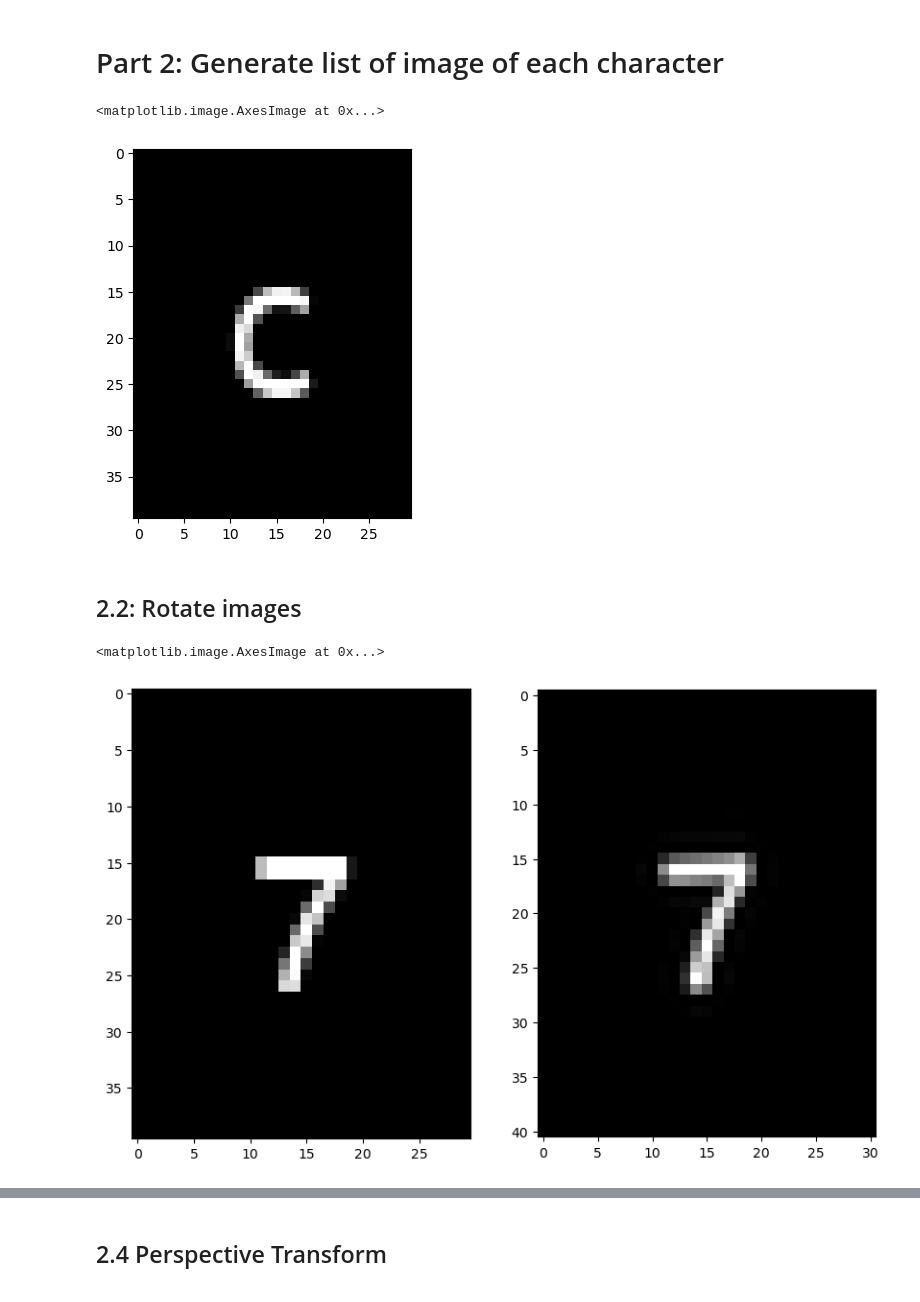
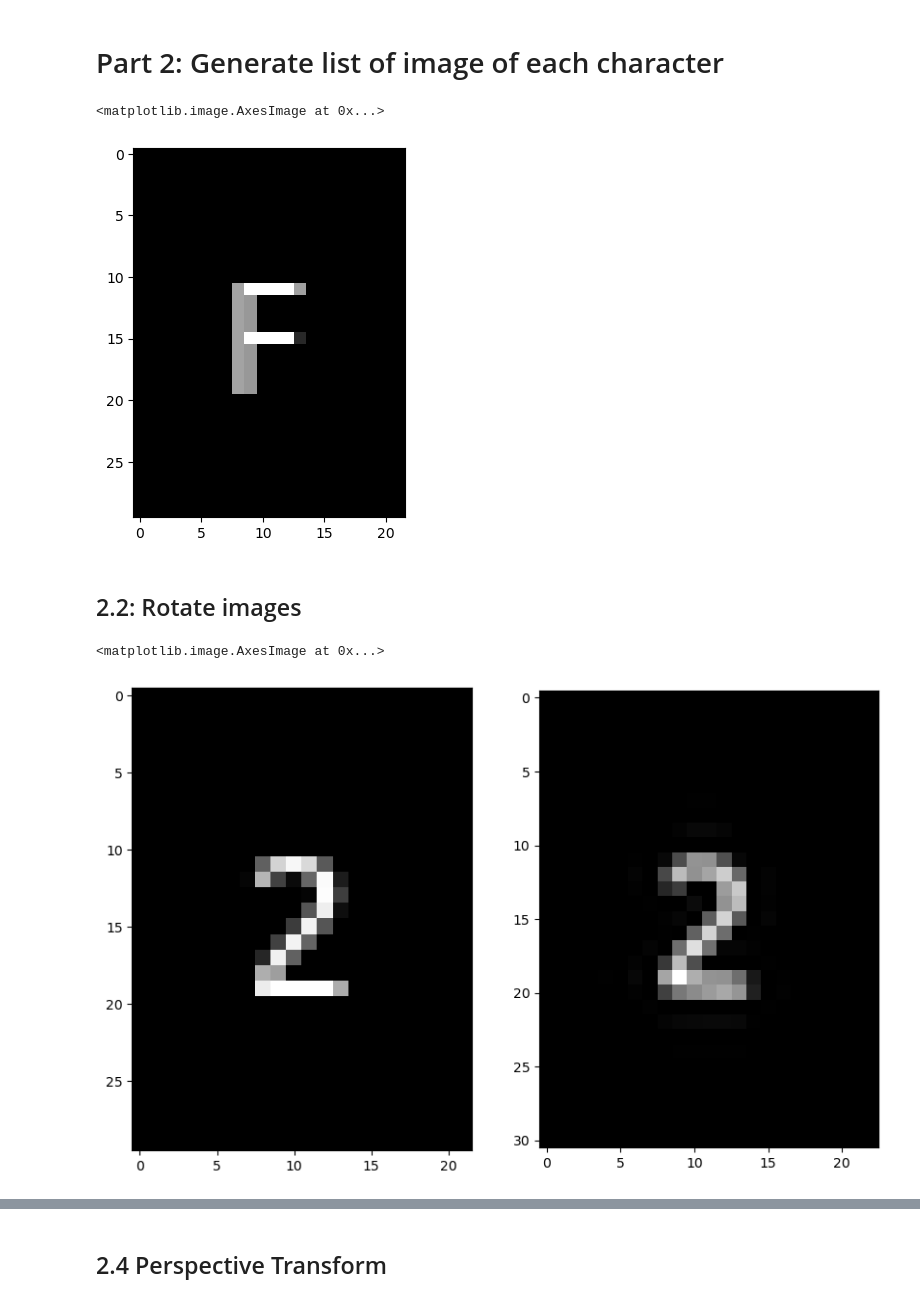
Before and after one commit to 1mackenziekyle/enph353_controller_pkg, a Jupyter notebook: src/generate_letters.ipynb, the cells around one changed output, grey strips where cells are left out. Saved outputs shown, nothing was run; the diff lists cells and outputs as text; code cells hidden in the pictures.

```diff
--- a/src/generate_letters.ipynb
+++ b/src/generate_letters.ipynb
@@ -43,29 +47,29 @@ print(ctoi)
 # %%
 letter_images = []
 
-FONT_HEIGHT = 20
+FONT_HEIGHT = 15
 
 
 for i in range(36):
     zeros = np.zeros(shape=(int(FONT_HEIGHT * 2), int(FONT_HEIGHT * 1.5)), dtype=np.uint8)
     # plt.imshow(zeros)
     image = Image.fromarray(zeros)
     draw = ImageDraw.Draw(image)
     font = ImageFont.truetype(r"/usr/share/fonts/truetype/ubuntu/UbuntuMono-R.ttf", FONT_HEIGHT)
     text = itoc[i]
     # print(font.getsize(text))
     draw.text(xy=(FONT_HEIGHT*0.5,FONT_HEIGHT*0.5), text=text, font=font, fill=255)
     letter_image = np.array(image)
     letter_images.append(letter_image)
 
 letter_images = np.stack([ im for im in letter_images], axis=0)
 letter_images.shape
 
 # show random one
 plt.imshow(letter_images[np.random.randint(36)], cmap='gray')
 # %% [output]
 <matplotlib.image.AxesImage at 0x...>
-[figure, old version]
+[figure, new version]
 # %% [markdown]
 ## 2.2: Rotate images
 # %%
@@ -77,4 +81,4 @@ axs[0].imshow(image, cmap='gray')
 axs[1].imshow(rotated, cmap='gray')
 # %% [output]
 <matplotlib.image.AxesImage at 0x...>
-[figure, old version]
+[figure, new version]
```
Also changed, not shown: parts of 20 cells of this notebook, 9 other files.
